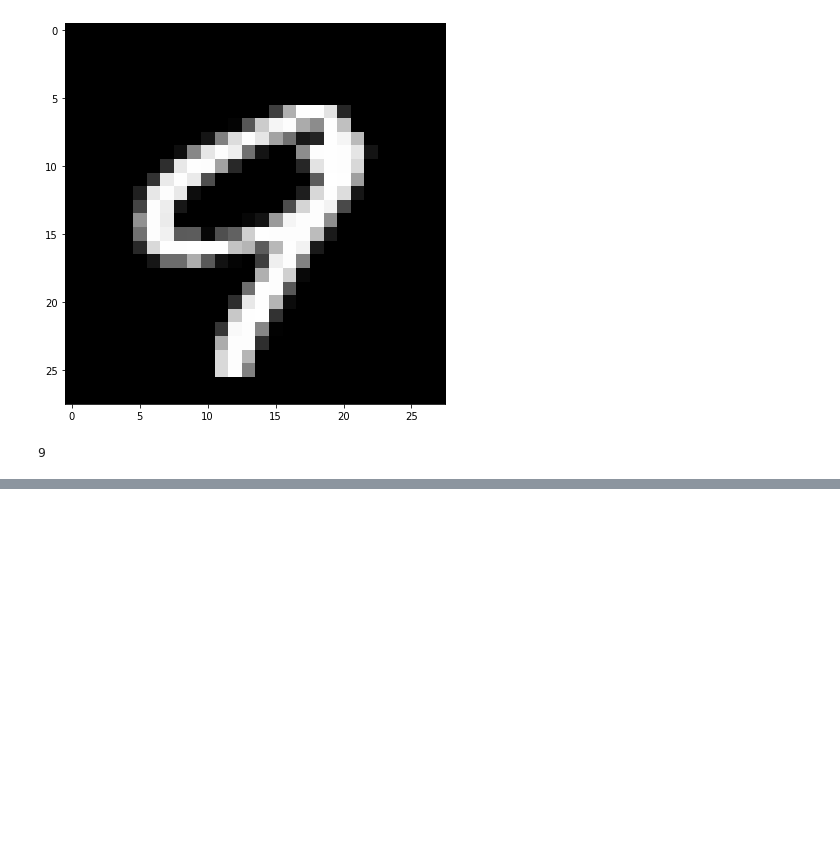
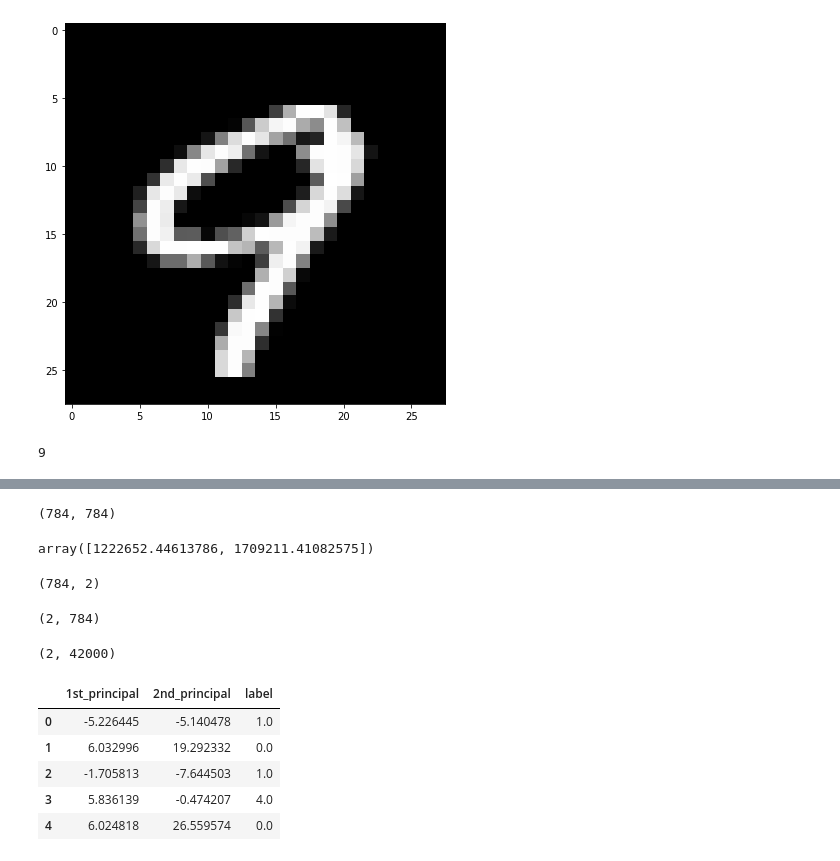
Before and after one commit to parikshitshinge/MNIST-digit-recognizer, a Jupyter notebook: MNIST Digit Recognizer.ipynb, the cells around one changed output, grey strips where cells are left out. Cells and saved outputs as stored; diff of their text form; code cells hidden in the pictures; blank space fills up the shorter version.

```diff
--- a/MNIST Digit Recognizer.ipynb
+++ b/MNIST Digit Recognizer.ipynb
@@ -78,0 +93,9 @@ labels[idx]
+# %%
+# Find the covariance matrix which is 1/n*(A^T * A)
+
+# Matrix multiplication using numpy
+covar_matrix = np.matmul(standardized_data.T, standardized_data)
+
+covar_matrix.shape
+# %% [output]
+(784, 784)
@@ -78,0 +111,24 @@ labels[idx]
+# %%
+values
+# %% [output]
+array([1222652.44613786, 1709211.41082575])
+# %%
+vectors
+vectors.shape
+# %% [output]
+(784, 2)
+# %%
+# To accomodate matrix operations (multiply vectors with data), we will transpose vectors
+# currently its 784 x 2, we want 2 x 784
+vectors = vectors.T
+
+vectors.shape
+# %% [output]
+(2, 784)
+# %%
+# Lets find new coordinates of data by multiplying it with top 2 eigenvectors
+
+new_coordinates = np.matmul(vectors, standardized_data.T)
+new_coordinates.shape
+# %% [output]
+(2, 42000)
@@ -78,0 +137,16 @@ labels[idx]
+# %%
+# Before plotting, lets do some data massaging
+# Append label to our resultant data
+new_coordinates = np.vstack((new_coordinates,labels)).T
+
+# Also, create a dataframe for plotting the labeled points
+df = pd.DataFrame(new_coordinates, columns=("1st_principal", "2nd_principal", "label"))
+
+df.head()
+# %% [output]
+|  | 1st_principal | 2nd_principal | label |
+| 0 | -5.226445 | -5.140478 | 1.0 |
+| 1 | 6.032996 | 19.292332 | 0.0 |
+| 2 | -1.705813 | -7.644503 | 1.0 |
+| 3 | 5.836139 | -0.474207 | 4.0 |
+| 4 | 6.024818 | 26.559574 | 0.0 |
```
Also changed, not shown: parts of 10 cells of this notebook.
